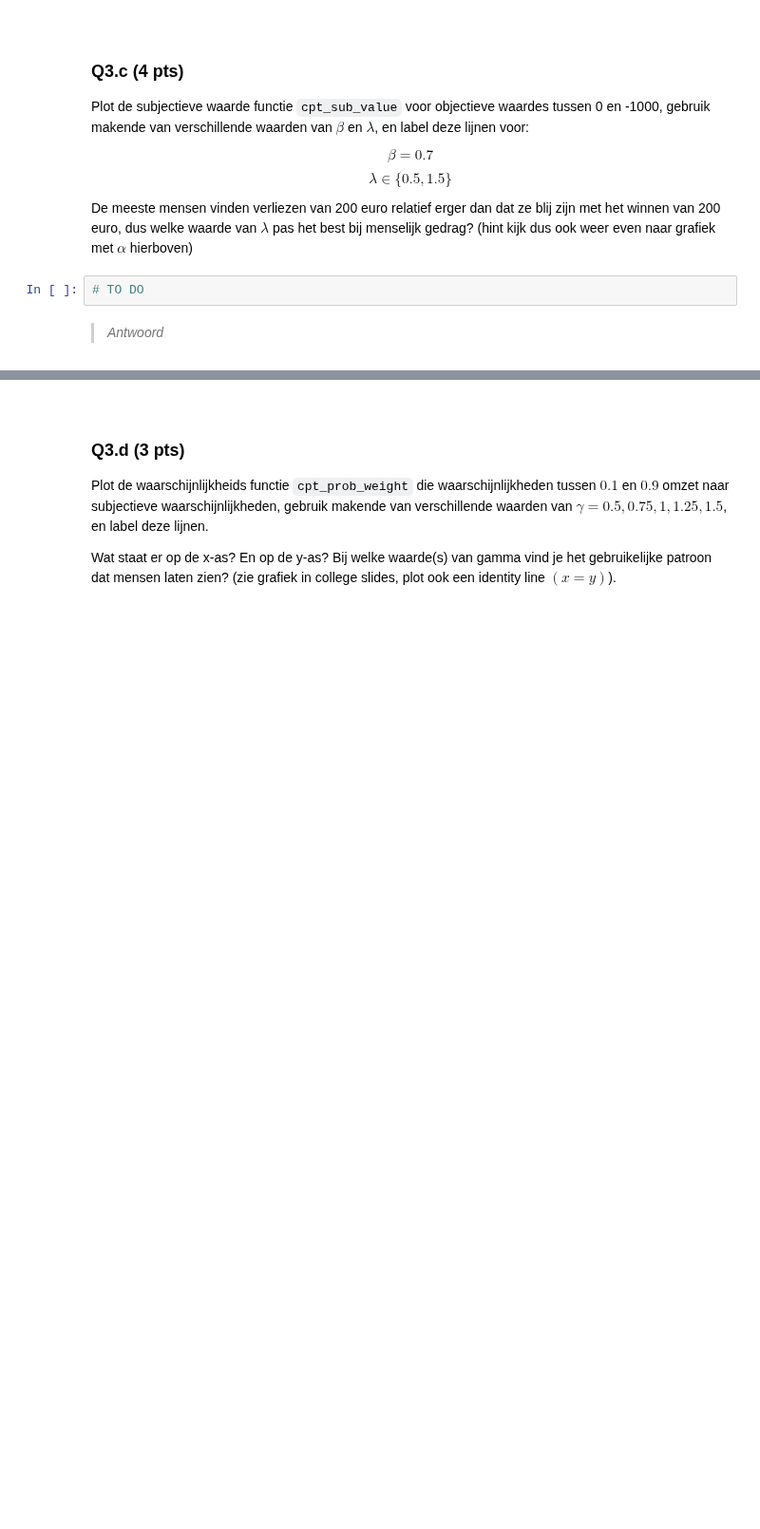
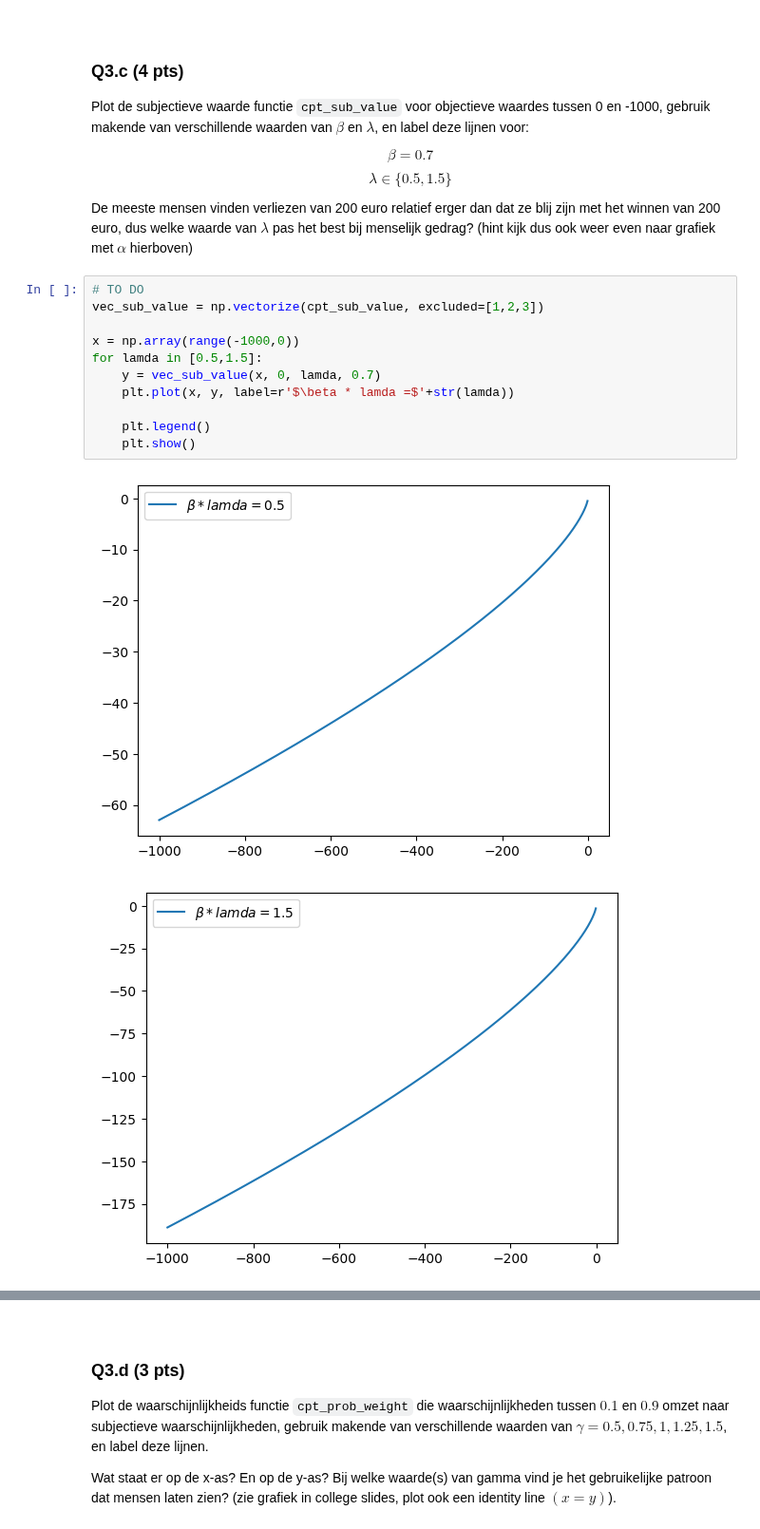
Before and after one commit to YorbenKoolhaas/cogmod, a Jupyter notebook: hw4/Assignment 4/Assignment_4a.ipynb, the cells around one changed output, grey strips where cells are left out. Shown at 95% size. Saved outputs shown, nothing was run; the diff lists cells and outputs as text; blank space fills up the shorter version.

```diff
--- a/hw4/Assignment 4/Assignment_4a.ipynb
+++ b/hw4/Assignment 4/Assignment_4a.ipynb
@@ -220,7 +235,17 @@ $$\beta = 0.7$$
 $$\lambda \in \{0.5, 1.5\}$$
 
 De meeste mensen vinden verliezen van 200 euro relatief erger dan dat ze blij zijn met het winnen van 200 euro, dus welke waarde van $\lambda$ pas het best bij menselijk gedrag? (hint kijk dus ook weer even naar grafiek met $\alpha$ hierboven)
-# %%
-# TO DO
-# %% [markdown]
-> *Antwoord*
+# %%
+# TO DO
+vec_sub_value = np.vectorize(cpt_sub_value, excluded=[1,2,3])
+
+x = np.array(range(-1000,0))
+for lamda in [0.5,1.5]:
+    y = vec_sub_value(x, 0, lamda, 0.7)
+    plt.plot(x, y, label=r'$\beta * lamda =$'+str(lamda))
+
+    plt.legend()
+    plt.show()
+# %% [output]
+[figure, added]
+[figure, added]
```
Also changed, not shown: parts of 14 cells of this notebook.
